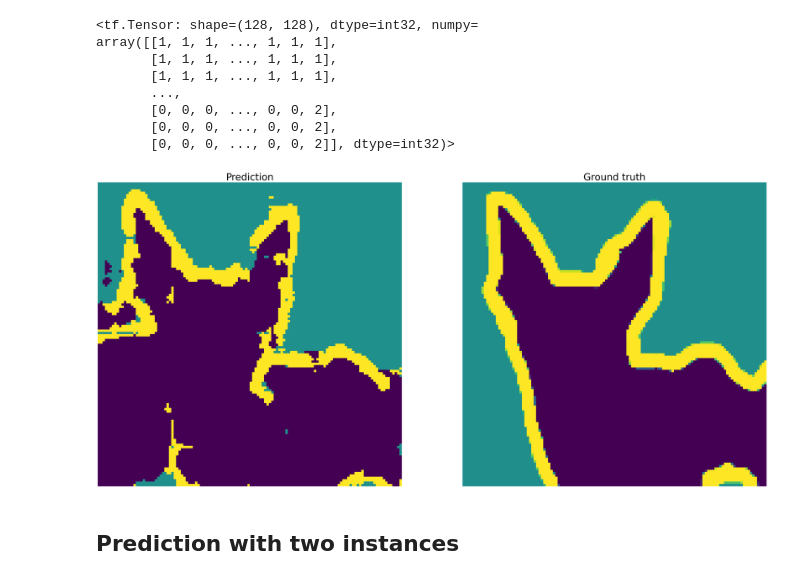
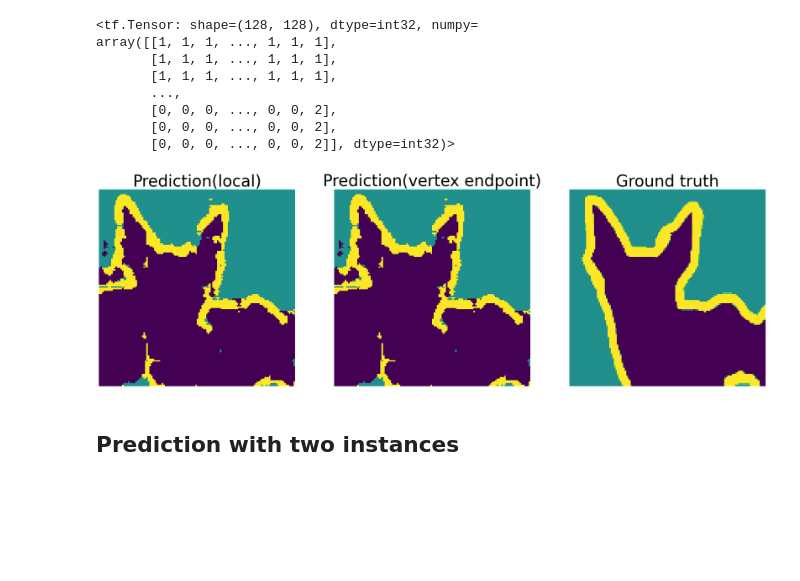
Before and after one commit to deep-diver/semantic-segmentation-ml-pipeline, a Jupyter notebook: notebooks/inference_SavedModel_VertexEndpoint.ipynb, the cells around one changed output. Saved outputs shown, nothing was run; the diff lists cells and outputs as text; code cells hidden in the pictures; blank space fills up the shorter version.

Commit message:
fix: mismatching results bw savedmodel and vertex endpoint

```diff
--- a/notebooks/inference_SavedModel_VertexEndpoint.ipynb
+++ b/notebooks/inference_SavedModel_VertexEndpoint.ipynb
@@ -75,6 +75,7 @@ test_label_path = tf.keras.utils.get_file(
 ### Get a test image
 # %%
 import numpy as np
+from tensorflow.keras.applications import mobilenet_v2
 
 with open(test_image_path, "rb") as f:
     test_image = f.read()
@@ -83,11 +84,9 @@ with open(test_label_path, "rb") as f:
     gt_image = f.read()
 
 test_image = tf.io.decode_png(test_image, channels=3)
+test_image = tf.image.resize(test_image, size=(128, 128))
+test_image = mobilenet_v2.preprocess_input(test_image)
 test_gt = tf.io.decode_png(gt_image, channels=1)
-
-# test_image = tf.image.resize(test_image, (128, 128))
-test_image = test_image / 255
-# test_gt = tf.image.resize(test_gt, (128, 128))
 
 input_numpy = np.array(test_image)
 input_tensor = tf.convert_to_tensor(input_numpy)
@@ -111,14 +117,14 @@ print(seg_mask.shape)
 import matplotlib.pyplot as plt
 
 f, axs = plt.subplots(1, 2)
-f.set_figheight(30)
-f.set_figwidth(50)
+f.set_figheight(10)
+f.set_figwidth(20)
 
 axs[0].set_title("Prediction", {"fontsize": 40})
 axs[0].imshow(seg_mask)
 axs[0].axis("off")
 axs[1].set_title("Ground truth", {"fontsize": 40})
-axs[1].imshow(test_gt)
+axs[1].imshow(tf.squeeze(test_gt, axis=2))
 axs[1].axis("off")
 
 plt.show()
@@ -186,7 +180,9 @@ b64str = base64.urlsafe_b64encode(image).decode('utf-8')
 ## Construct prediction requests
 # %%
 single_instance_request_body = {
-    "instances": [{serving_input: b64str}]
+    "instances": [
+        {serving_input: b64str}
+    ]
 }
 
 two_instances_request_body = {
@@ -220,9 +219,9 @@ import ast
 response = response.content.decode('utf-8')
 response = ast.literal_eval(response)
 
-seg_mask = tf.convert_to_tensor(response['predictions'])
-seg_mask = tf.squeeze(seg_mask)
-seg_mask
+seg_mask_ve = tf.convert_to_tensor(response['predictions'])
+seg_mask_ve = tf.squeeze(seg_mask_ve)
+seg_mask_ve
 # %% [output]
 <tf.Tensor: shape=(128, 128), dtype=int32, numpy=
 array([[1, 1, 1, ..., 1, 1, 1],
@@ -235,17 +234,20 @@ array([[1, 1, 1, ..., 1, 1, 1],
 # %%
 import matplotlib.pyplot as plt
 
-f, axs = plt.subplots(1, 2)
-f.set_figheight(30)
-f.set_figwidth(50)
+f, axs = plt.subplots(1, 3)
+f.set_figheight(10)
+f.set_figwidth(30)
 
-axs[0].set_title("Prediction", {"fontsize": 40})
+axs[0].set_title("Prediction(local)", {"fontsize": 40})
 axs[0].imshow(seg_mask)
 axs[0].axis("off")
-axs[1].set_title("Ground truth", {"fontsize": 40})
-axs[1].imshow(test_gt)
+axs[1].set_title("Prediction(vertex endpoint)", {"fontsize": 40})
+axs[1].imshow(seg_mask_ve)
 axs[1].axis("off")
+axs[2].set_title("Ground truth", {"fontsize": 40})
+axs[2].imshow(tf.squeeze(test_gt, axis=2))
+axs[2].axis("off")
 
 plt.show()
 # %% [output]
-[figure, old version]
+[figure, new version]
```
Also changed, not shown: parts of 6 cells of this notebook.
